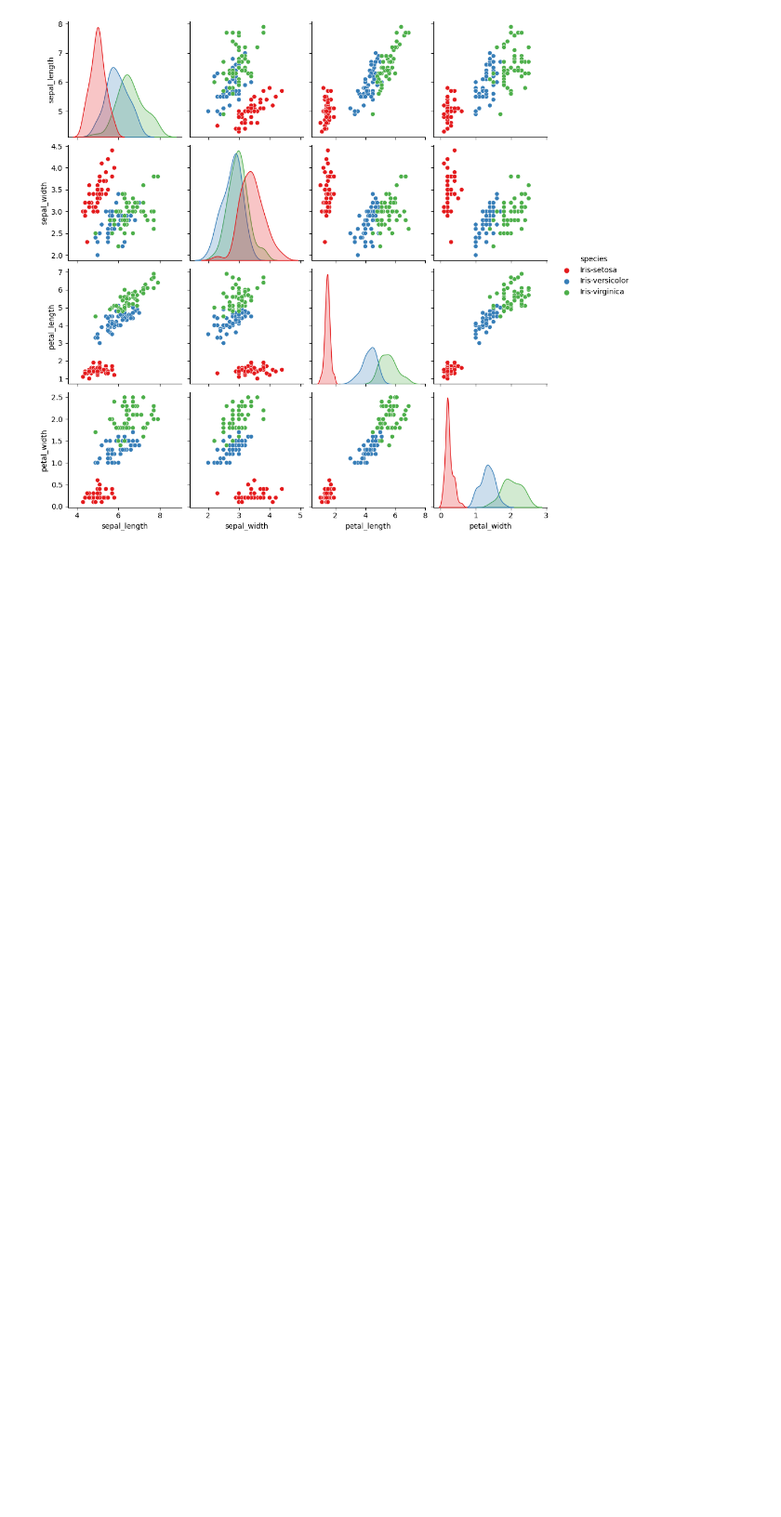
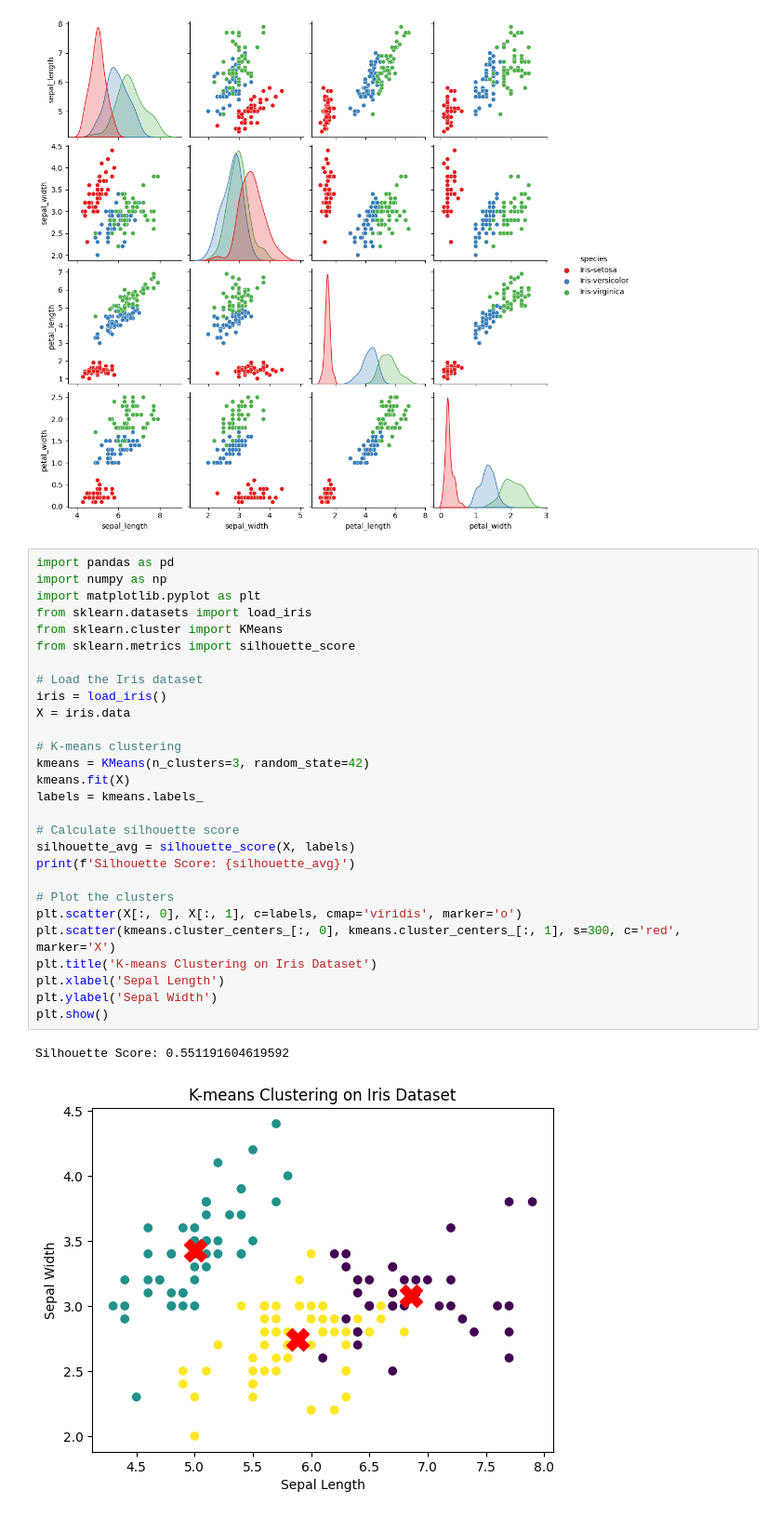
Before and after one commit to Akhileshwar-2509/Exploratory-Data-Analysis-of-the-Iris-Dataset, a Jupyter notebook: IRIS.ipynb, the cells around one changed output. Shown at 93% size. Drawn from its saved outputs; the diff is of its cells as text; blank space fills up the shorter version.

Commit message:
K meaNS CLUSTERING ALGORITM, DB SCAN ALGORITHM

```diff
--- a/IRIS.ipynb
+++ b/IRIS.ipynb
@@ -81,3 +81,34 @@ plt.show()
 # %% [output]
 [figure]
 [figure]
+# %%
+import pandas as pd
+import numpy as np
+import matplotlib.pyplot as plt
+from sklearn.datasets import load_iris
+from sklearn.cluster import KMeans
+from sklearn.metrics import silhouette_score
+
+# Load the Iris dataset
+iris = load_iris()
+X = iris.data
+
+# K-means clustering
+kmeans = KMeans(n_clusters=3, random_state=42)
+kmeans.fit(X)
+labels = kmeans.labels_
+
+# Calculate silhouette score
+silhouette_avg = silhouette_score(X, labels)
+print(f'Silhouette Score: {silhouette_avg}')
+
+# Plot the clusters
+plt.scatter(X[:, 0], X[:, 1], c=labels, cmap='viridis', marker='o')
+plt.scatter(kmeans.cluster_centers_[:, 0], kmeans.cluster_centers_[:, 1], s=300, c='red', marker='X')
+plt.title('K-means Clustering on Iris Dataset')
+plt.xlabel('Sepal Length')
+plt.ylabel('Sepal Width')
+plt.show()
+# %% [output]
+Silhouette Score: 0.551191604619592
+[figure, added]
```
Also changed, not shown: parts of 3 cells of this notebook.
